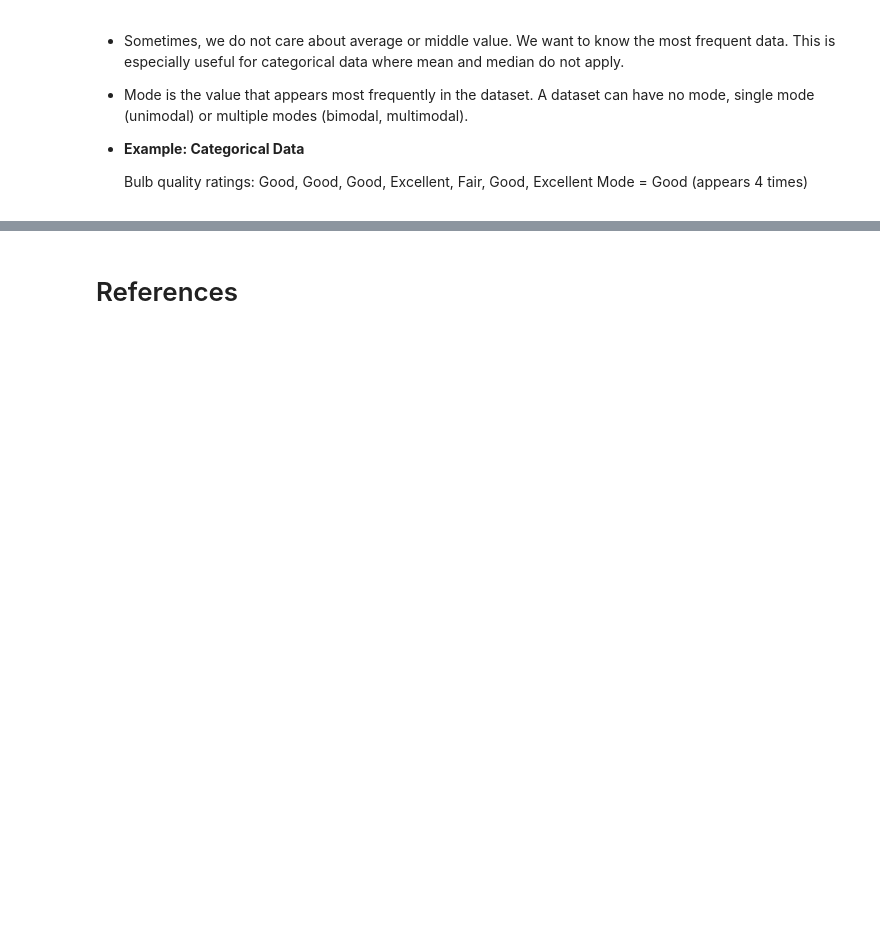
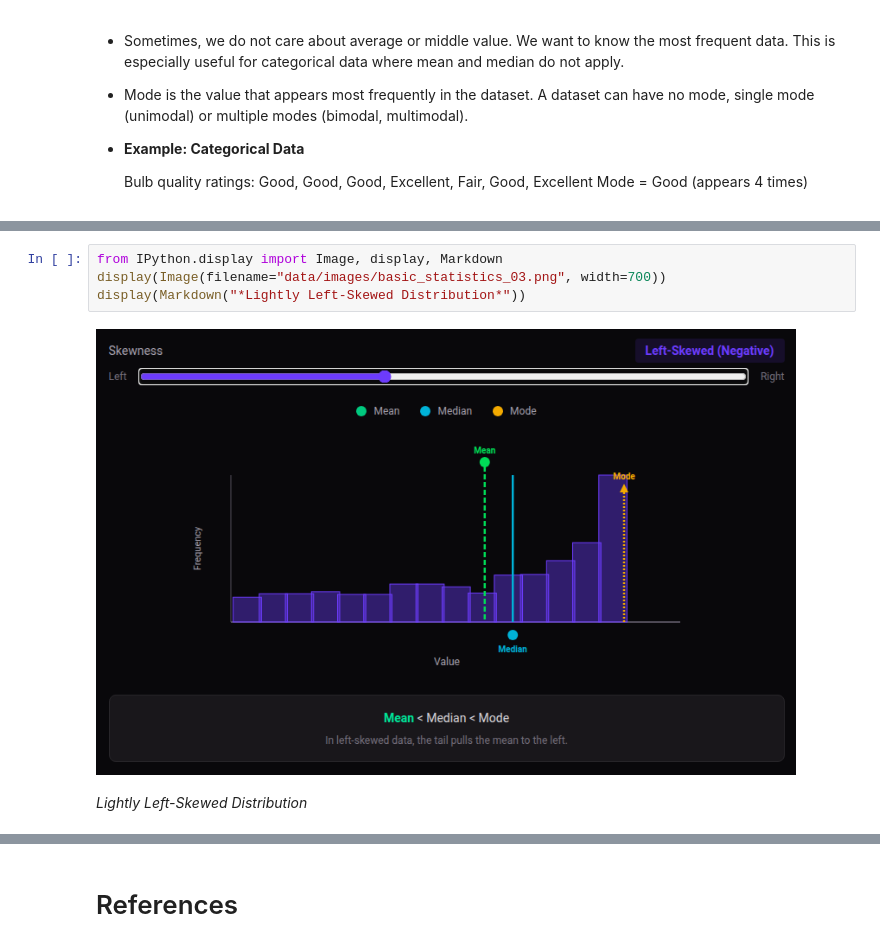
Before and after one commit to ancilcleetus/My-Learning-Journey-in-AI, a Jupyter notebook: Maths/Statistics/basic_statistics.ipynb, the cells around one changed output, grey strips where cells are left out. Drawn from its saved outputs; the diff is of its cells as text; blank space fills up the shorter version.

```diff
--- a/Maths/Statistics/basic_statistics.ipynb
+++ b/Maths/Statistics/basic_statistics.ipynb
@@ -88,0 +109,7 @@ $$
+# %%
+from IPython.display import Image, display, Markdown
+display(Image(filename="data/images/basic_statistics_03.png", width=700))
+display(Markdown("*Lightly Left-Skewed Distribution*"))
+# %% [output]
+[figure, added]
+*Lightly Left-Skewed Distribution*
```
Also changed, not shown: parts of 12 cells of this notebook, 6 other files.
